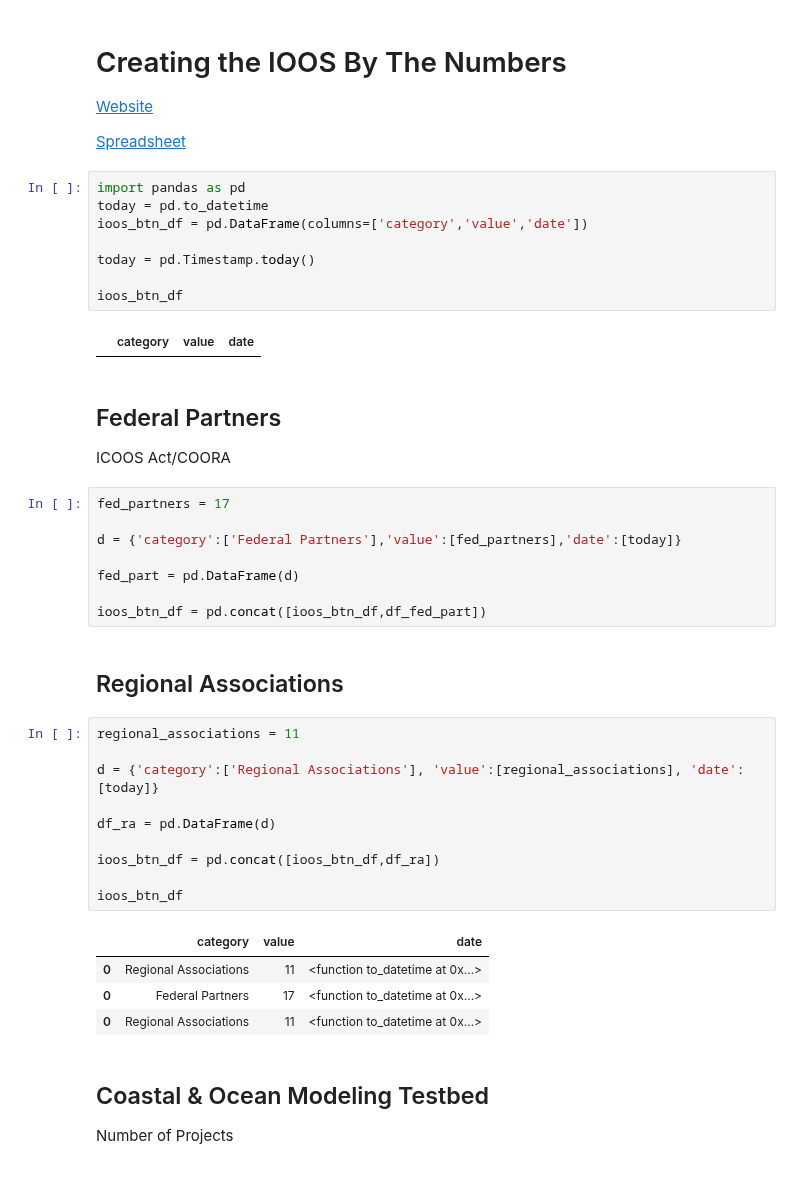
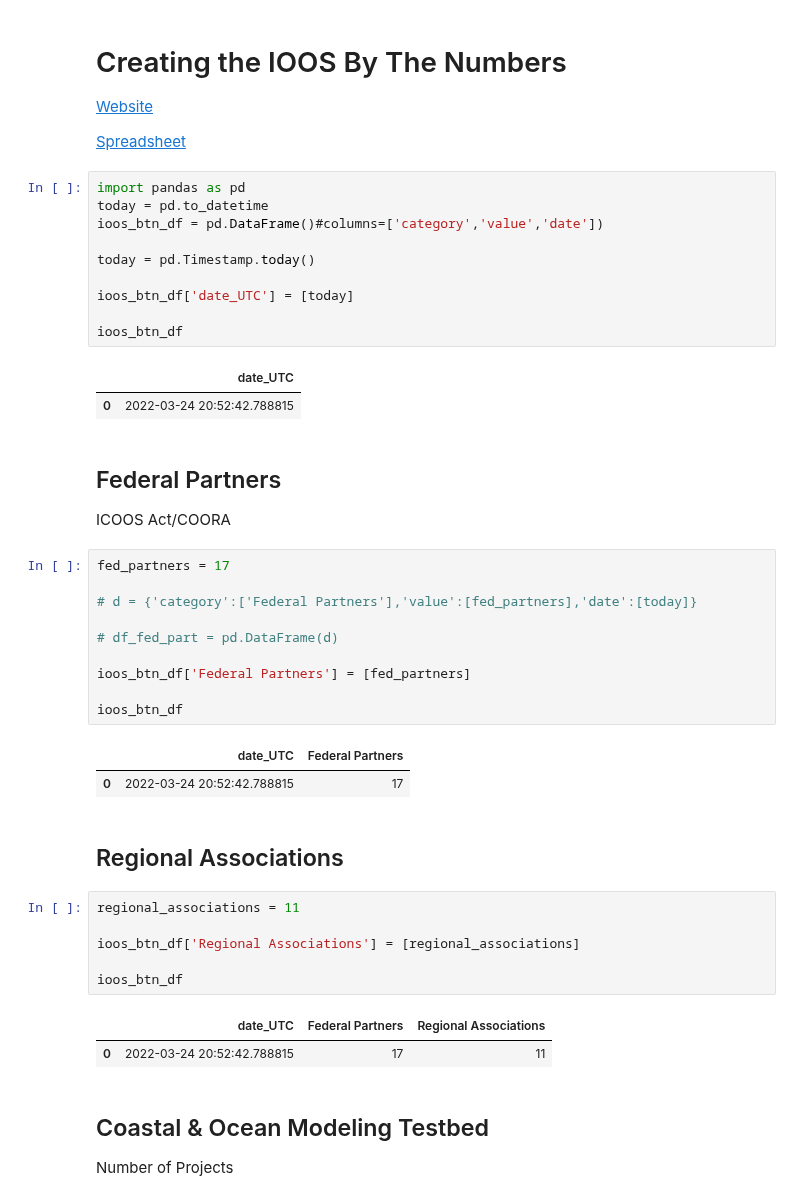
Before and after one commit to ioos/ioos_metrics, a Jupyter notebook: IOOS_BTN.ipynb, the cells around one changed output. Drawn from its saved outputs; the diff is of its cells as text.

```diff
--- a/IOOS_BTN.ipynb
+++ b/IOOS_BTN.ipynb
@@ -9,13 +9,16 @@
 # %%
 import pandas as pd
 today = pd.to_datetime
-ioos_btn_df = pd.DataFrame(columns=['category','value','date'])
+ioos_btn_df = pd.DataFrame()#columns=['category','value','date'])
 
 today = pd.Timestamp.today()
 
+ioos_btn_df['date_UTC'] = [today]
+
 ioos_btn_df
 # %% [output]
-|  | category | value | date |
+|  | date_UTC |
+| 0 | 2022-03-24 20:52:42.788815 |
 # %% [markdown]
 ## Federal Partners
 
@@ -23,28 +26,27 @@ ICOOS Act/COORA
 # %%
 fed_partners = 17
 
-d = {'category':['Federal Partners'],'value':[fed_partners],'date':[today]}
+# d = {'category':['Federal Partners'],'value':[fed_partners],'date':[today]}
 
-fed_part = pd.DataFrame(d)
+# df_fed_part = pd.DataFrame(d)
 
-ioos_btn_df = pd.concat([ioos_btn_df,df_fed_part])
+ioos_btn_df['Federal Partners'] = [fed_partners]
+
+ioos_btn_df
+# %% [output]
+|  | date_UTC | Federal Partners |
+| 0 | 2022-03-24 20:52:42.788815 | 17 |
 # %% [markdown]
 ## Regional Associations
-# %%
-regional_associations = 11
-
-d = {'category':['Regional Associations'], 'value':[regional_associations], 'date':[today]}
-
-df_ra = pd.DataFrame(d)
-
-ioos_btn_df = pd.concat([ioos_btn_df,df_ra])
-
-ioos_btn_df
-# %% [output]
-|  | category | value | date |
-| 0 | Regional Associations | 11 | <function to_datetime at 0x...> |
-| 0 | Federal Partners | 17 | <function to_datetime at 0x...> |
-| 0 | Regional Associations | 11 | <function to_datetime at 0x...> |
+# %%
+regional_associations = 11
+
+ioos_btn_df['Regional Associations'] = [regional_associations]
+
+ioos_btn_df
+# %% [output]
+|  | date_UTC | Federal Partners | Regional Associations |
+| 0 | 2022-03-24 20:52:42.788815 | 17 | 11 |
 # %% [markdown]
 ## Coastal & Ocean Modeling Testbed
 Number of Projects
```
Also changed, not shown: parts of 7 cells of this notebook.
